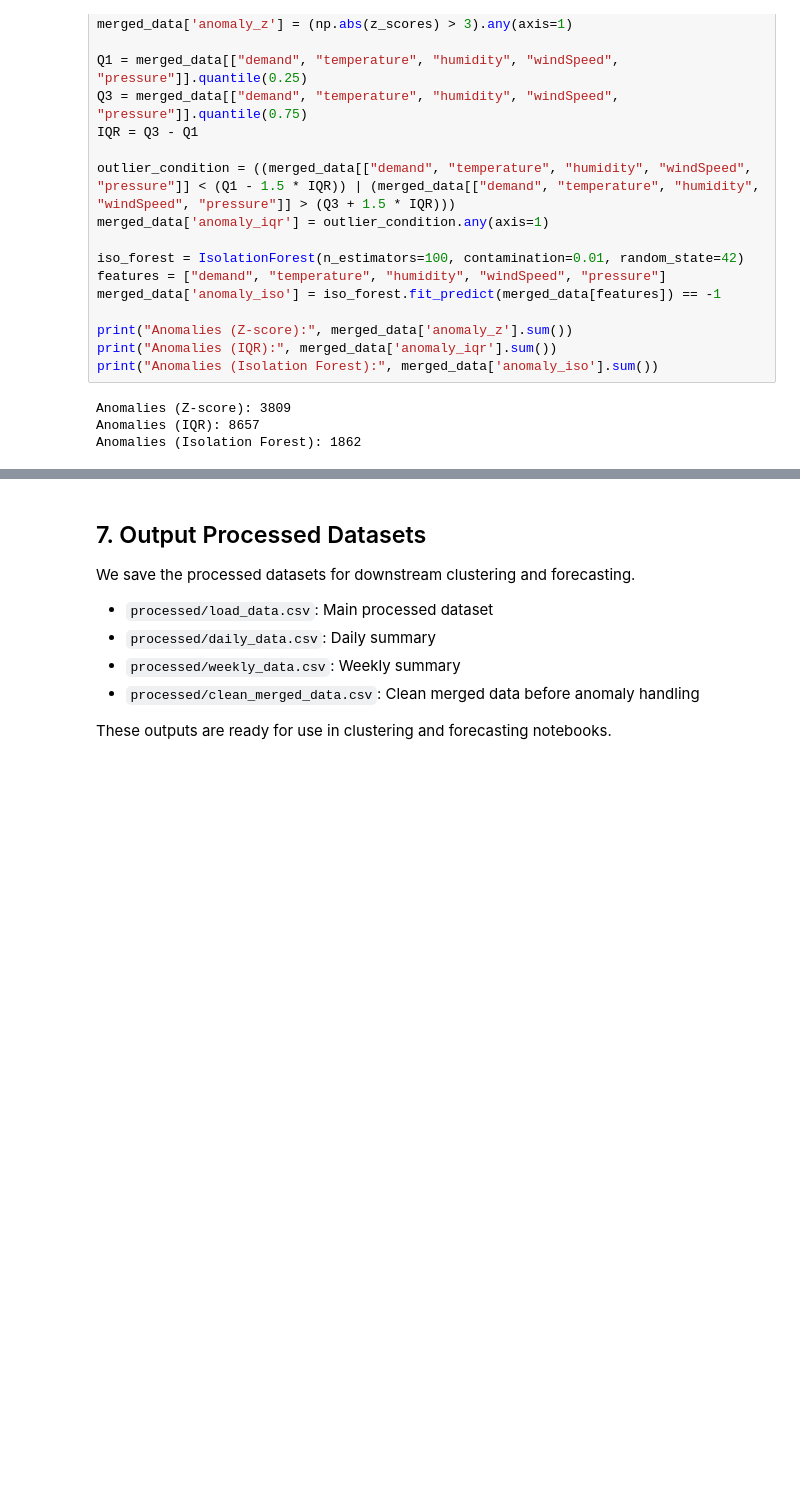
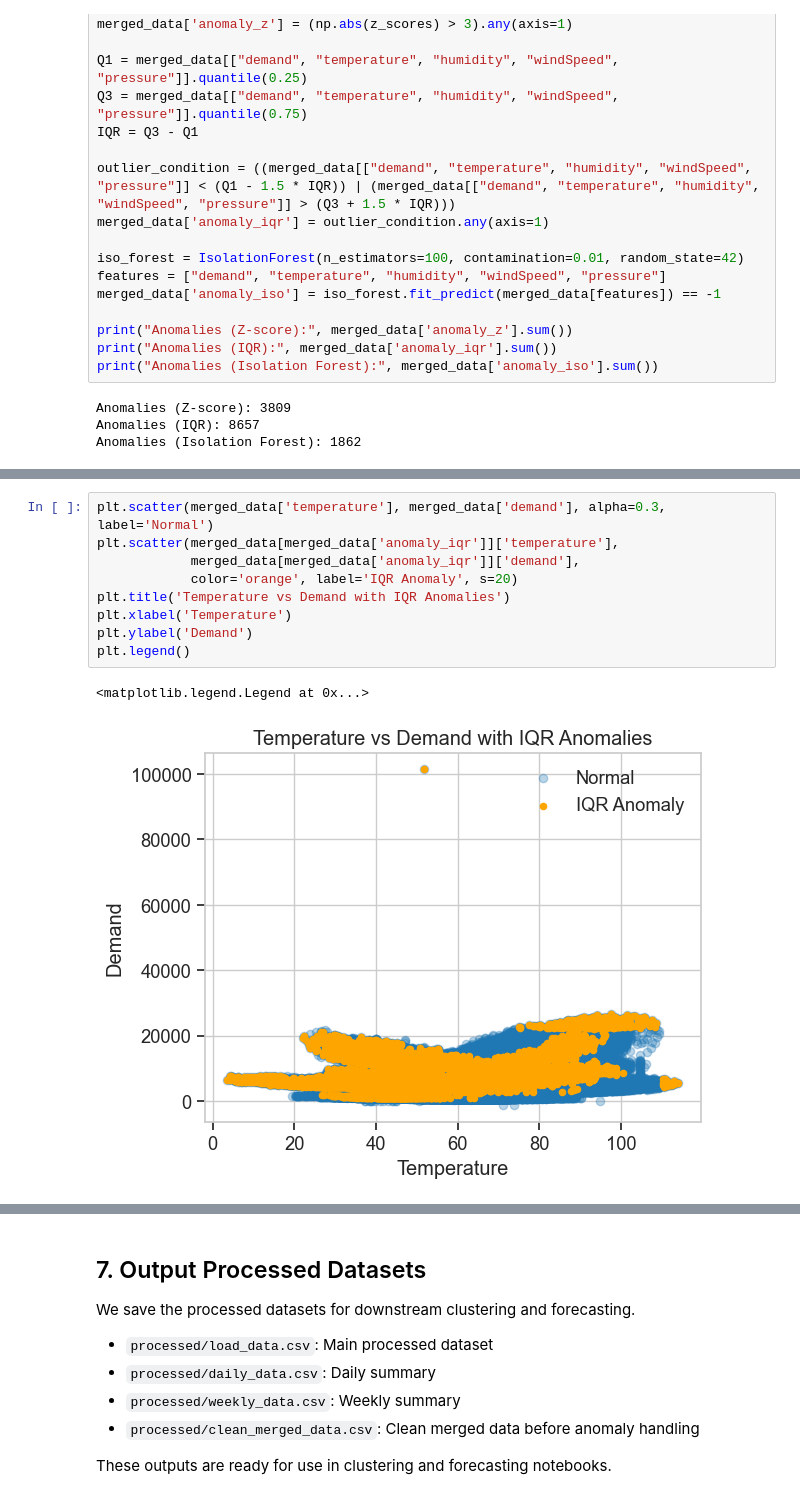
Before and after one commit to aaqib-ahmed-nazir/Electricity-Demand-Forecast-ML, a Jupyter notebook: notebooks/data_preprocessing.ipynb, the cells around one changed output, grey strips where cells are left out. Drawn from its saved outputs; the diff is of its cells as text; blank space fills up the shorter version.

```diff
--- a/notebooks/data_preprocessing.ipynb
+++ b/notebooks/data_preprocessing.ipynb
@@ -221,0 +272,12 @@ Anomalies (Isolation Forest): 1862
+# %%
+plt.scatter(merged_data['temperature'], merged_data['demand'], alpha=0.3, label='Normal')
+plt.scatter(merged_data[merged_data['anomaly_iqr']]['temperature'],
+            merged_data[merged_data['anomaly_iqr']]['demand'],
+            color='orange', label='IQR Anomaly', s=20)
+plt.title('Temperature vs Demand with IQR Anomalies')
+plt.xlabel('Temperature')
+plt.ylabel('Demand')
+plt.legend()
+# %% [output]
+<matplotlib.legend.Legend at 0x...>
+[figure, added]
```
Also changed, not shown: parts of 8 cells of this notebook.
